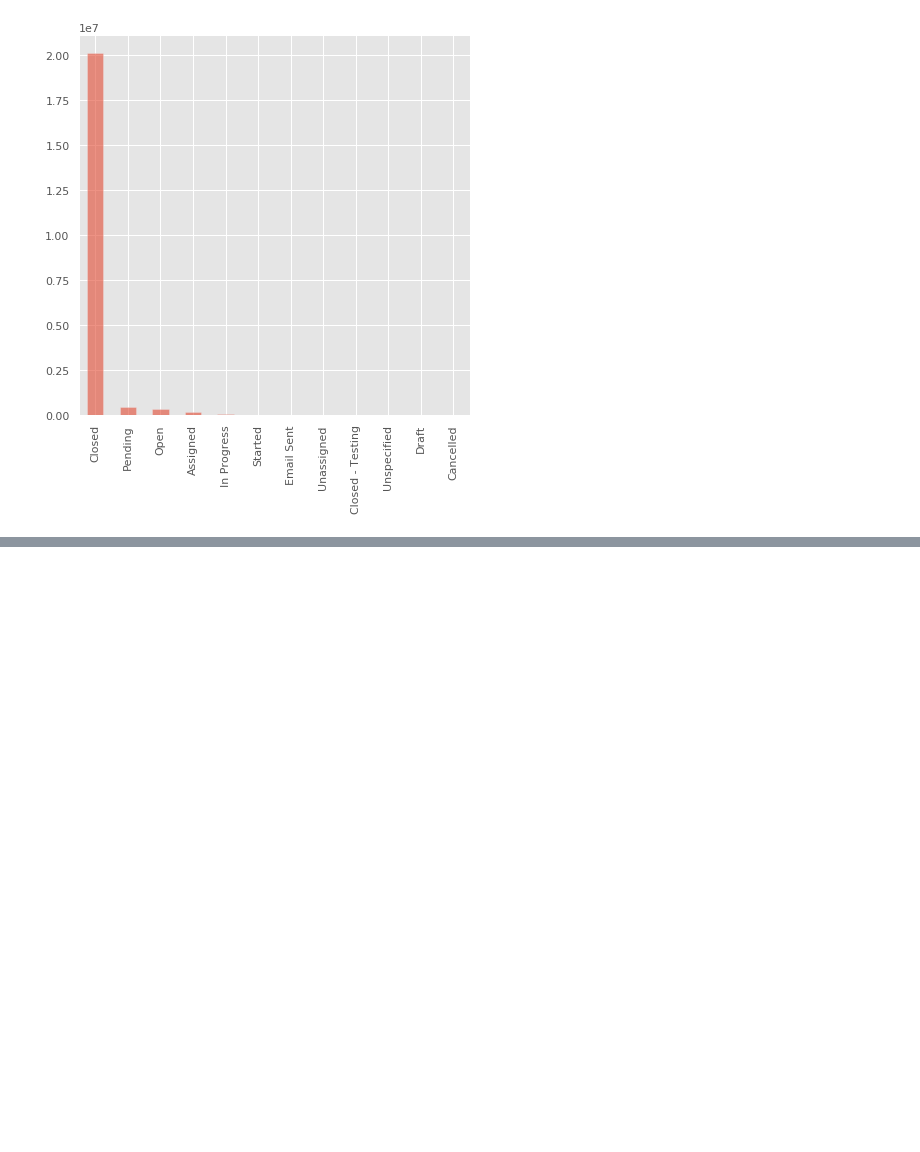
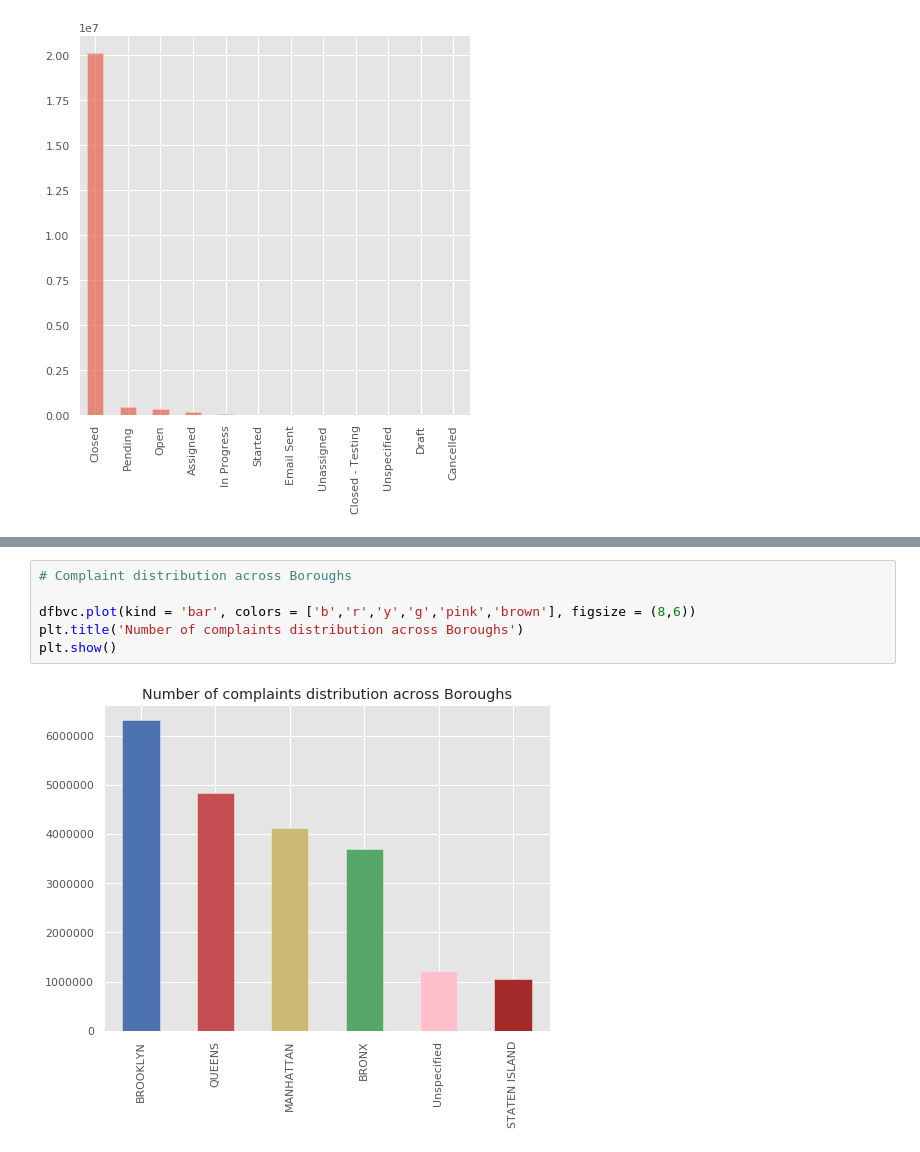
Before and after one commit to Nik8x/Dask_Python_Dataframe_7GB, a Jupyter notebook: Dask_Python_Dataframe_7GB.ipynb, the cells around one changed output, grey strips where cells are left out. Saved outputs shown, nothing was run; the diff lists cells and outputs as text; blank space fills up the shorter version.

```diff
--- a/Dask_Python_Dataframe_7GB.ipynb
+++ b/Dask_Python_Dataframe_7GB.ipynb
@@ -172,0 +230,8 @@ plt.show()
+# %%
+# Complaint distribution across Boroughs
+
+dfbvc.plot(kind = 'bar', colors = ['b','r','y','g','pink','brown'], figsize = (8,6))
+plt.title('Number of complaints distribution across Boroughs')
+plt.show()
+# %% [output]
+[figure, added]
```
Also changed, not shown: parts of 20 cells of this notebook.
